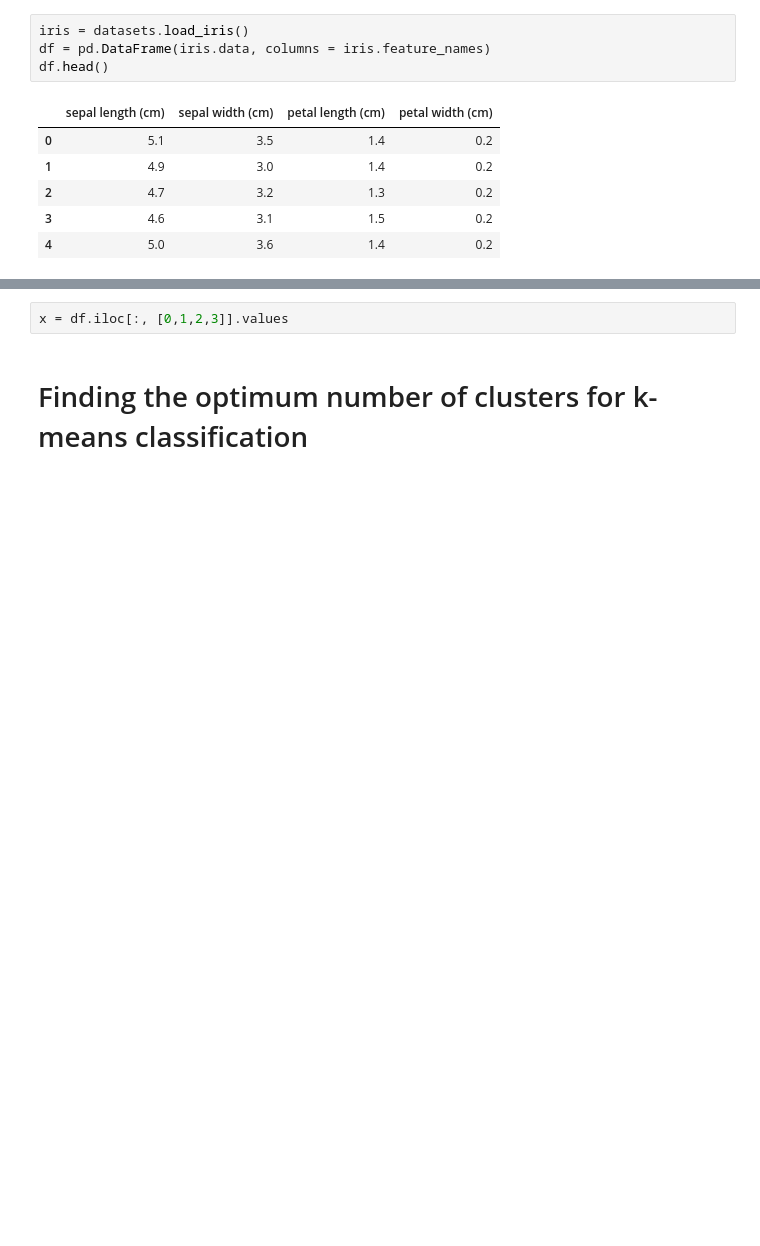
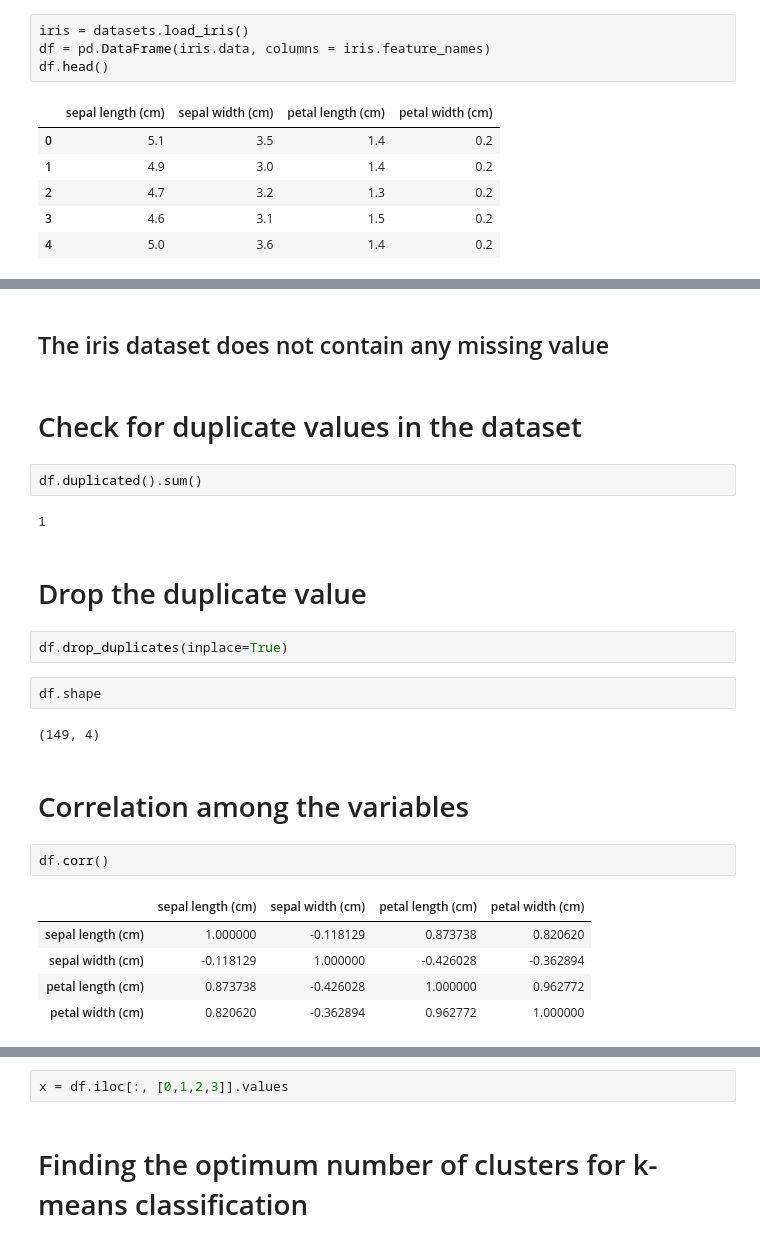
Before and after one commit to snehasamanta/TSF2, a Jupyter notebook: Prediction_using_Unsupervised_ML.ipynb, the cells around one changed output, grey strips where cells are left out. Saved outputs shown, nothing was run; the diff lists cells and outputs as text; blank space fills up the shorter version.

```diff
--- a/Prediction_using_Unsupervised_ML.ipynb
+++ b/Prediction_using_Unsupervised_ML.ipynb
@@ -26,0 +86,26 @@ df.head()
+# %% [markdown]
+## The iris dataset does not contain any missing value
+# %% [markdown]
+# Check for duplicate values in the dataset
+# %%
+df.duplicated().sum()
+# %% [output]
+1
+# %% [markdown]
+# Drop the duplicate value
+# %%
+df.drop_duplicates(inplace=True)
+# %%
+df.shape
+# %% [output]
+(149, 4)
+# %% [markdown]
+# Correlation among the variables
+# %%
+df.corr()
+# %% [output]
+|  | sepal length (cm) | sepal width (cm) | petal length (cm) | petal width (cm) |
+| sepal length (cm) | 1.000000 | -0.118129 | 0.873738 | 0.820620 |
+| sepal width (cm) | -0.118129 | 1.000000 | -0.426028 | -0.362894 |
+| petal length (cm) | 0.873738 | -0.426028 | 1.000000 | 0.962772 |
+| petal width (cm) | 0.820620 | -0.362894 | 0.962772 | 1.000000 |
```
Also changed, not shown: parts of 22 cells of this notebook.
